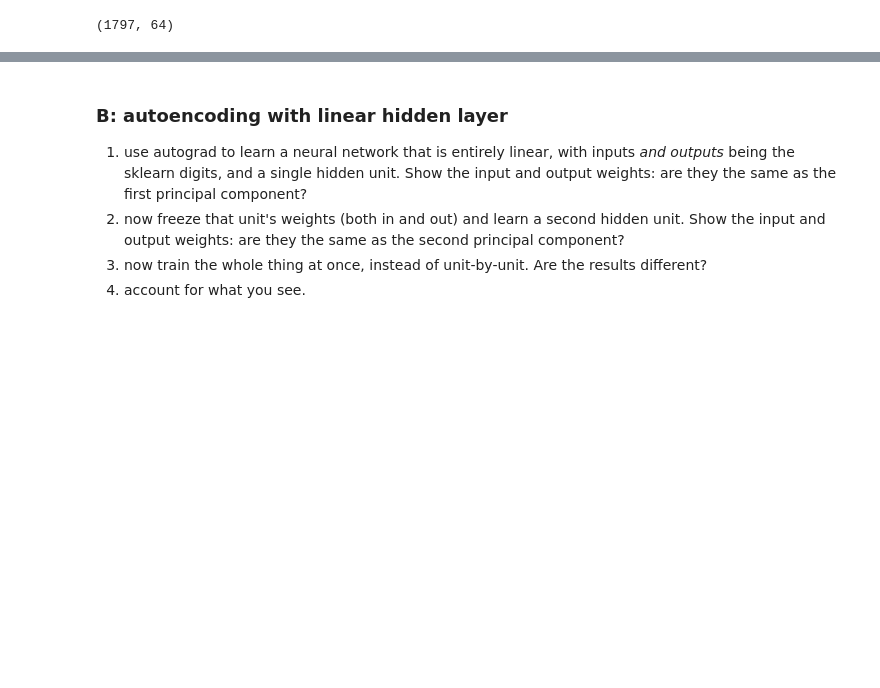
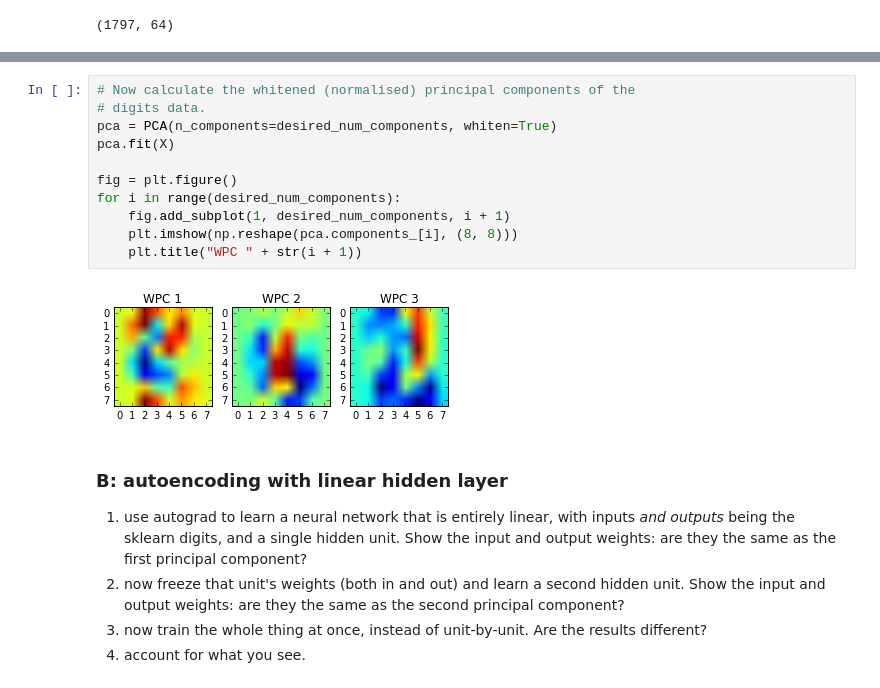
Before and after one commit to harryross263/comp421, a Jupyter notebook: Assignments/harry_second_assignment.ipynb, the cells around one changed output, grey strips where cells are left out. Drawn from its saved outputs; the diff is of its cells as text; blank space fills up the shorter version.

```diff
--- a/Assignments/harry_second_assignment.ipynb
+++ b/Assignments/harry_second_assignment.ipynb
@@ -46,5 +48,18 @@ for i in range(desired_num_components):
 # %% [output]
 [figure]
+# %%
+# Now calculate the whitened (normalised) principal components of the
+# digits data.
+pca = PCA(n_components=desired_num_components, whiten=True)
+pca.fit(X)
+
+fig = plt.figure()
+for i in range(desired_num_components):
+    fig.add_subplot(1, desired_num_components, i + 1)
+    plt.imshow(np.reshape(pca.components_[i], (8, 8)))
+    plt.title("WPC " + str(i + 1))
+# %% [output]
+[figure, added]
 # %% [markdown]
 ### B: autoencoding with linear hidden layer
    1. use autograd to learn a neural network that is entirely linear, with inputs _and outputs_ being the sklearn digits, and a single hidden unit. Show the input and output weights: are they the same as the first principal component?
```
Also changed, not shown: parts of 5 cells of this notebook.
